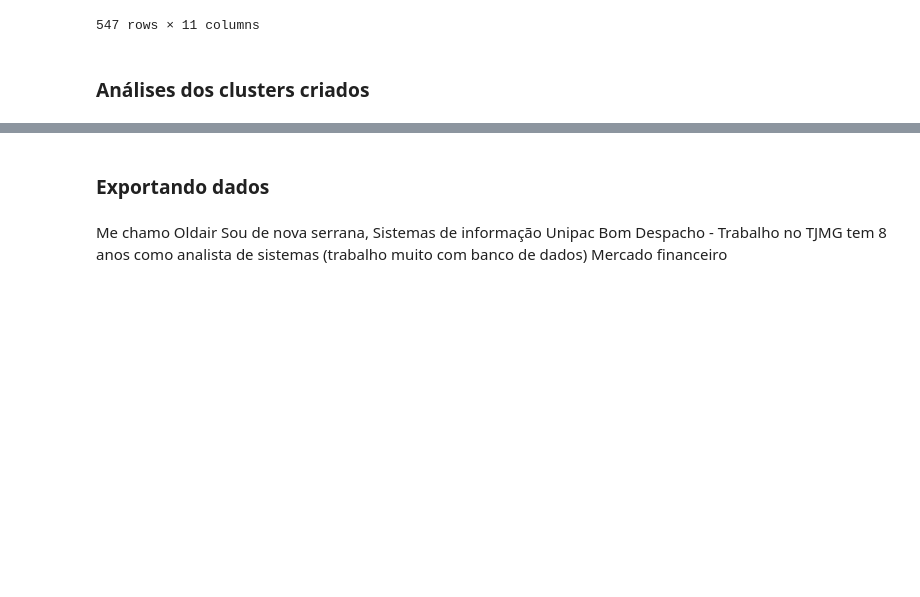
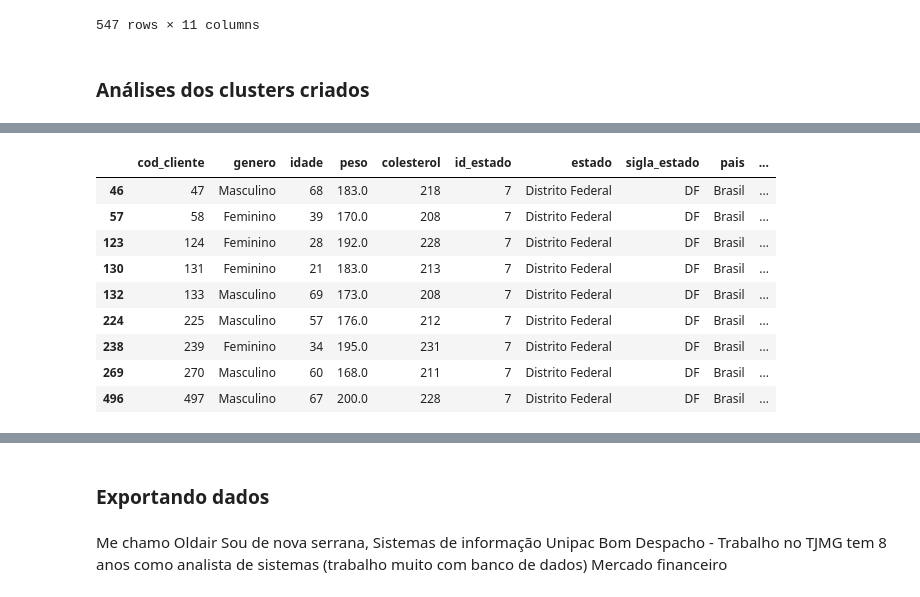
Before and after one commit to oldairjsilva/IGTI, a Jupyter notebook: Plano_saude_desafio.ipynb, the cells around one changed output, grey strips where cells are left out. Saved outputs shown, nothing was run; the diff lists cells and outputs as text; code cells hidden in the pictures; blank space fills up the shorter version.

```diff
--- a/Plano_saude_desafio.ipynb
+++ b/Plano_saude_desafio.ipynb
@@ -687,0 +761,13 @@ cluster_clientes.query('nome_cluster == "Alto Risco" & estado == "Mato Grosso"')
+# %%
+cluster_clientes.query('nome_cluster == "Alto Risco" & estado == "Distrito Federal"')
+# %% [output]
+|  | cod_cliente | genero | idade | peso | colesterol | id_estado | estado | sigla_estado | pais | ... |
+| 46 | 47 | Masculino | 68 | 183.0 | 218 | 7 | Distrito Federal | DF | Brasil | ... |
+| 57 | 58 | Feminino | 39 | 170.0 | 208 | 7 | Distrito Federal | DF | Brasil | ... |
+| 123 | 124 | Feminino | 28 | 192.0 | 228 | 7 | Distrito Federal | DF | Brasil | ... |
+| 130 | 131 | Feminino | 21 | 183.0 | 213 | 7 | Distrito Federal | DF | Brasil | ... |
+| 132 | 133 | Masculino | 69 | 173.0 | 208 | 7 | Distrito Federal | DF | Brasil | ... |
+| 224 | 225 | Masculino | 57 | 176.0 | 212 | 7 | Distrito Federal | DF | Brasil | ... |
+| 238 | 239 | Feminino | 34 | 195.0 | 231 | 7 | Distrito Federal | DF | Brasil | ... |
+| 269 | 270 | Masculino | 60 | 168.0 | 211 | 7 | Distrito Federal | DF | Brasil | ... |
+| 496 | 497 | Masculino | 67 | 200.0 | 228 | 7 | Distrito Federal | DF | Brasil | ... |
```
Also changed, not shown: parts of 29 cells of this notebook.
